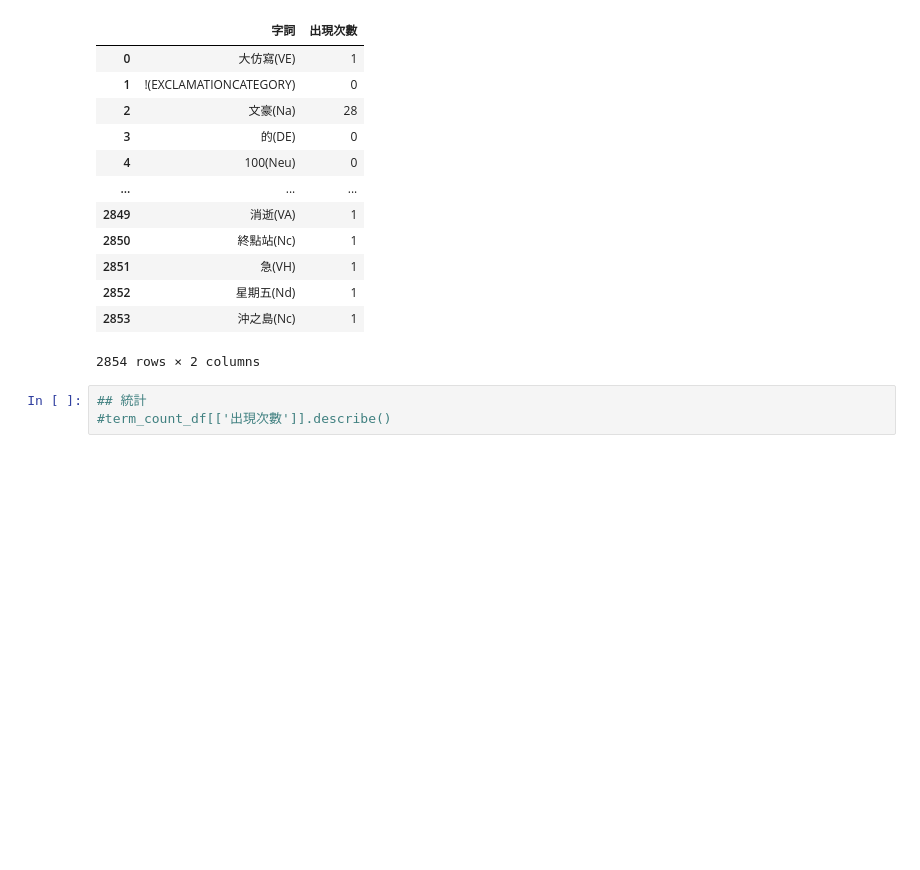
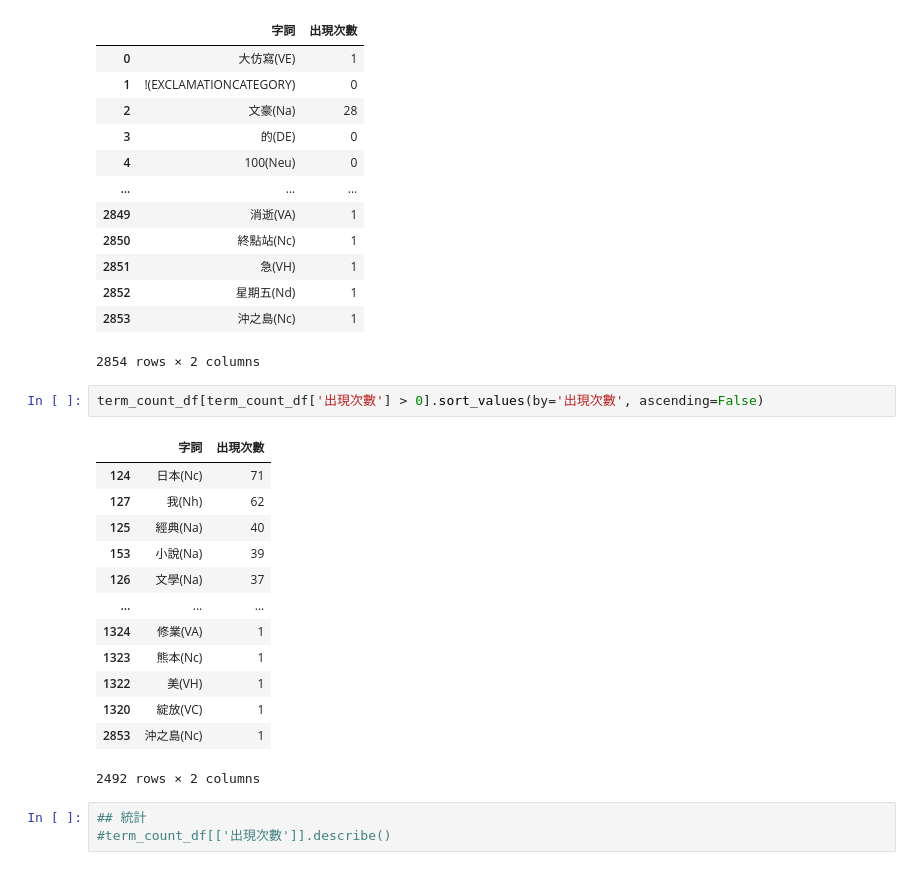
Before and after one commit to x1001000/books-chinese, a Jupyter notebook: Co_occurrence_network.ipynb, the cells around one changed output. Cells and saved outputs as stored; diff of their text form; blank space fills up the shorter version.

```diff
--- a/Co_occurrence_network.ipynb
+++ b/Co_occurrence_network.ipynb
@@ -237,6 +236,22 @@ term_count_df
 | 2852 | 星期五(Nd) | 1 |
 | 2853 | 沖之島(Nc) | 1 |
 2854 rows × 2 columns
+# %%
+term_count_df[term_count_df['出現次數'] > 0].sort_values(by='出現次數', ascending=False)
+# %% [output]
+|  | 字詞 | 出現次數 |
+| 124 | 日本(Nc) | 71 |
+| 127 | 我(Nh) | 62 |
+| 125 | 經典(Na) | 40 |
+| 153 | 小說(Na) | 39 |
+| 126 | 文學(Na) | 37 |
+| ... | ... | ... |
+| 1324 | 修業(VA) | 1 |
+| 1323 | 熊本(Nc) | 1 |
+| 1322 | 美(VH) | 1 |
+| 1320 | 綻放(VC) | 1 |
+| 2853 | 沖之島(Nc) | 1 |
+2492 rows × 2 columns
 # %%
 ## 統計
 #term_count_df[['出現次數']].describe()
```
Also changed, not shown: parts of 7 cells of this notebook.
